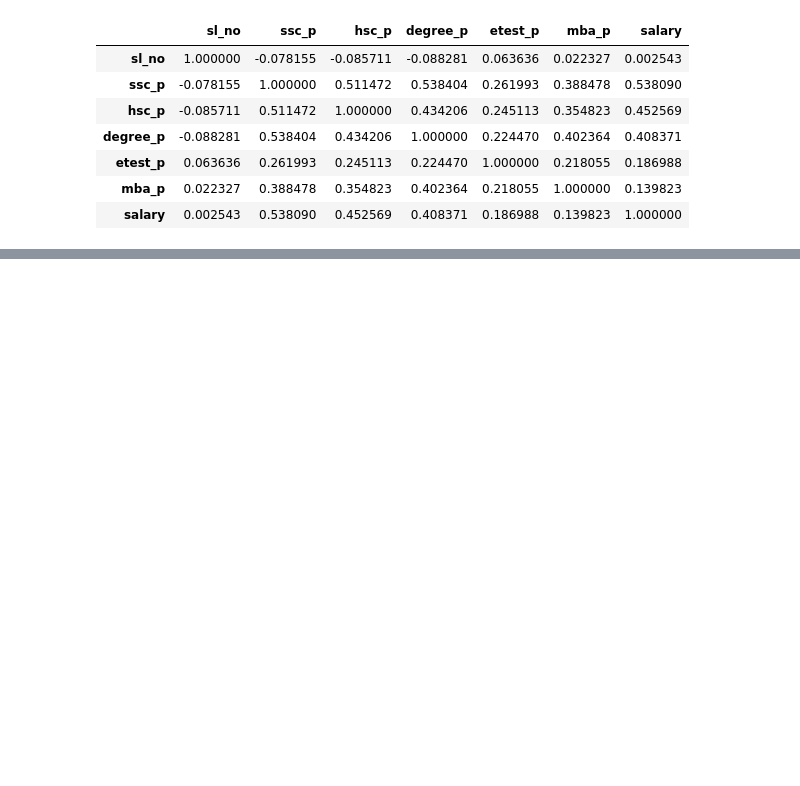
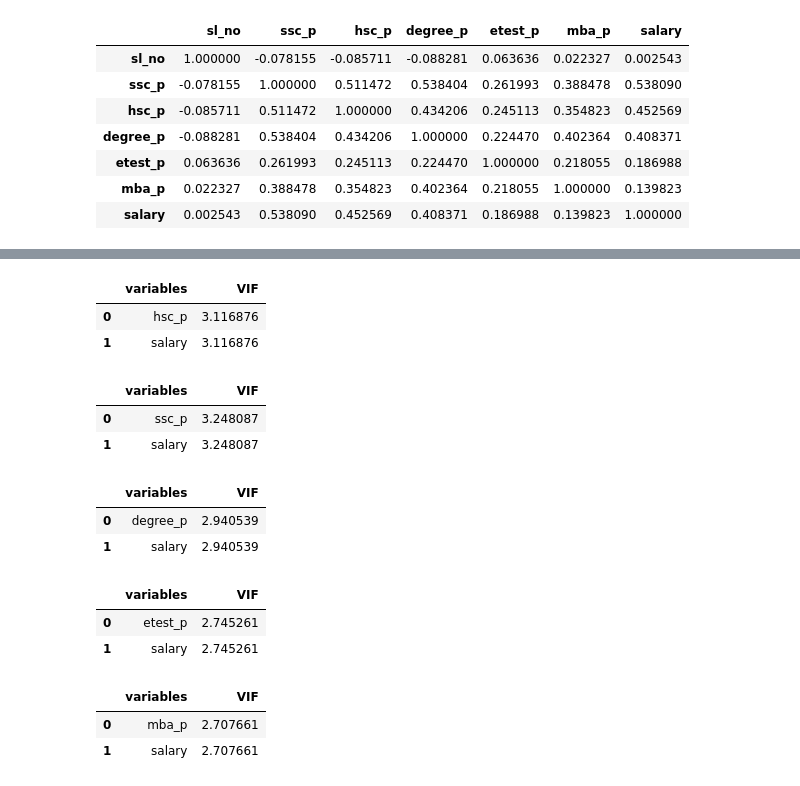
Before and after one commit to Kazz1801/Datascience, a Jupyter notebook: Bivariate.ipynb, the cells around one changed output, grey strips where cells are left out. Cells and saved outputs as stored; diff of their text form; code cells hidden in the pictures; blank space fills up the shorter version.

```diff
--- a/Bivariate.ipynb
+++ b/Bivariate.ipynb
@@ -69,0 +122,30 @@ numeric_dataset.corr()
+# %%
+calc_vif(dataset[["hsc_p","salary",]])
+# %% [output]
+|  | variables | VIF |
+| 0 | hsc_p | 3.116876 |
+| 1 | salary | 3.116876 |
+# %%
+calc_vif(dataset[["ssc_p","salary",]])
+# %% [output]
+|  | variables | VIF |
+| 0 | ssc_p | 3.248087 |
+| 1 | salary | 3.248087 |
+# %%
+calc_vif(dataset[["degree_p","salary",]])
+# %% [output]
+|  | variables | VIF |
+| 0 | degree_p | 2.940539 |
+| 1 | salary | 2.940539 |
+# %%
+calc_vif(dataset[["etest_p","salary",]])
+# %% [output]
+|  | variables | VIF |
+| 0 | etest_p | 2.745261 |
+| 1 | salary | 2.745261 |
+# %%
+calc_vif(dataset[["mba_p","salary",]])
+# %% [output]
+|  | variables | VIF |
+| 0 | mba_p | 2.707661 |
+| 1 | salary | 2.707661 |
```
Also changed, not shown: parts of 8 cells of this notebook.
